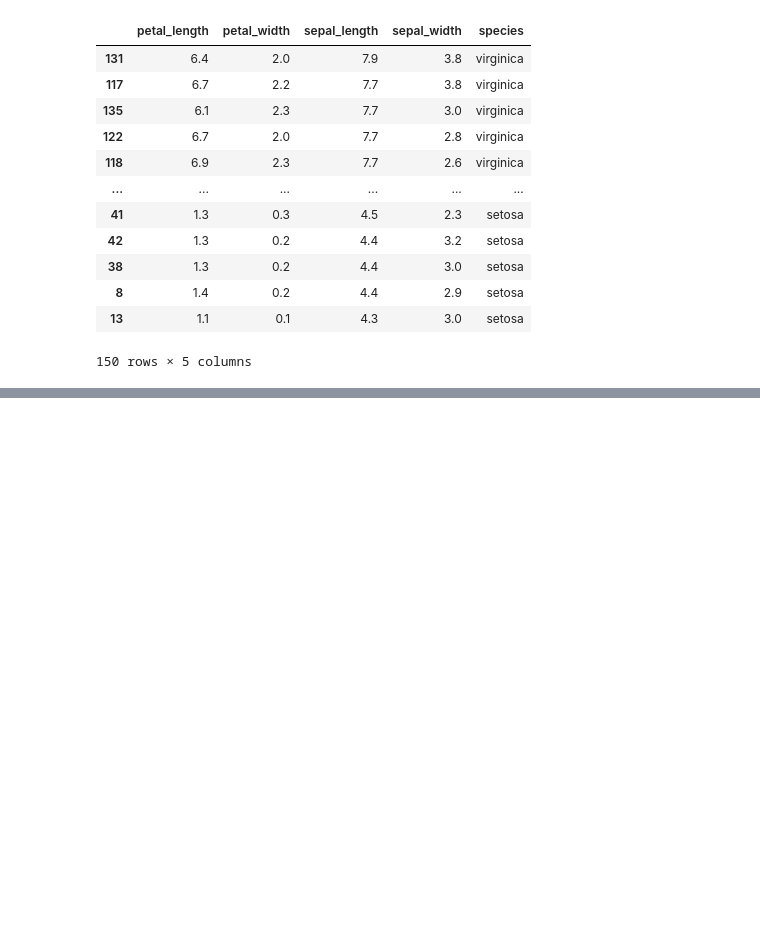
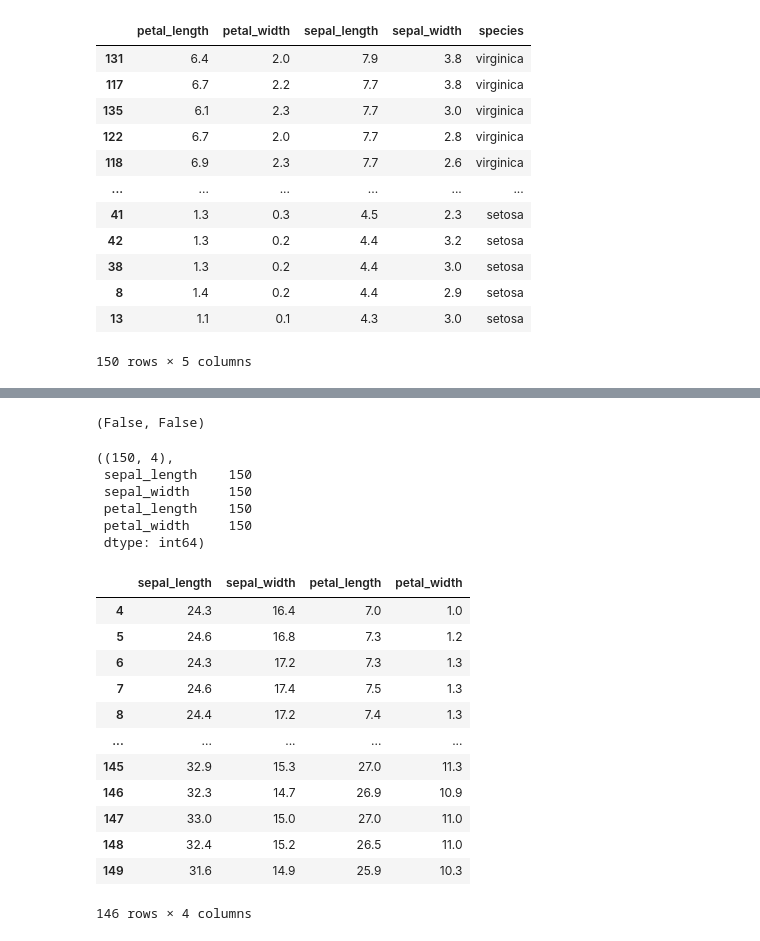
Before and after one commit to secretrelationship/ai_x, a Jupyter notebook: source/01_python/Ch11_데이터프레임과시리즈(pandas).ipynb, the cells around one changed output, grey strips where cells are left out. Cells and saved outputs as stored; diff of their text form; code cells hidden in the pictures; blank space fills up the shorter version.

```diff
--- a/source/01_python/Ch11_데이터프레임과시리즈(pandas).ipynb
+++ b/source/01_python/Ch11_데이터프레임과시리즈(pandas).ipynb
@@ -1249,0 +1300,3 @@ iris.sort_index(axis=1)
+# %%
+X = iris.iloc[:,:-1]
+X.sample()
@@ -1249,0 +1365,34 @@ iris.sort_index(axis=1)
+# %%
+min = quant.iloc[0, 0]
+max = quant.iloc[4, 0]
+q1 = quant.iloc[1, 0]
+q3 = quant.iloc[3, 0]
+min < q1-1.5*(q3-q1), max > q3 + 1.5 * (q3-q1)
+# %% [output]
+(False, False)
+# %%
+X.shape,X.count(axis=0) #결측치없음
+# %% [output]
+((150, 4),
+ sepal_length    150
+ sepal_width     150
+ petal_length    150
+ petal_width     150
+ dtype: int64)
+# %%
+
+X.rolling(5).sum().iloc[4:]
+# %% [output]
+|  | sepal_length | sepal_width | petal_length | petal_width |
+| 4 | 24.3 | 16.4 | 7.0 | 1.0 |
+| 5 | 24.6 | 16.8 | 7.3 | 1.2 |
+| 6 | 24.3 | 17.2 | 7.3 | 1.3 |
+| 7 | 24.6 | 17.4 | 7.5 | 1.3 |
+| 8 | 24.4 | 17.2 | 7.4 | 1.3 |
+| ... | ... | ... | ... | ... |
+| 145 | 32.9 | 15.3 | 27.0 | 11.3 |
+| 146 | 32.3 | 14.7 | 26.9 | 10.9 |
+| 147 | 33.0 | 15.0 | 27.0 | 11.0 |
+| 148 | 32.4 | 15.2 | 26.5 | 11.0 |
+| 149 | 31.6 | 14.9 | 25.9 | 10.3 |
+146 rows × 4 columns
```
Also changed, not shown: parts of 26 cells of this notebook, 1 other file.
